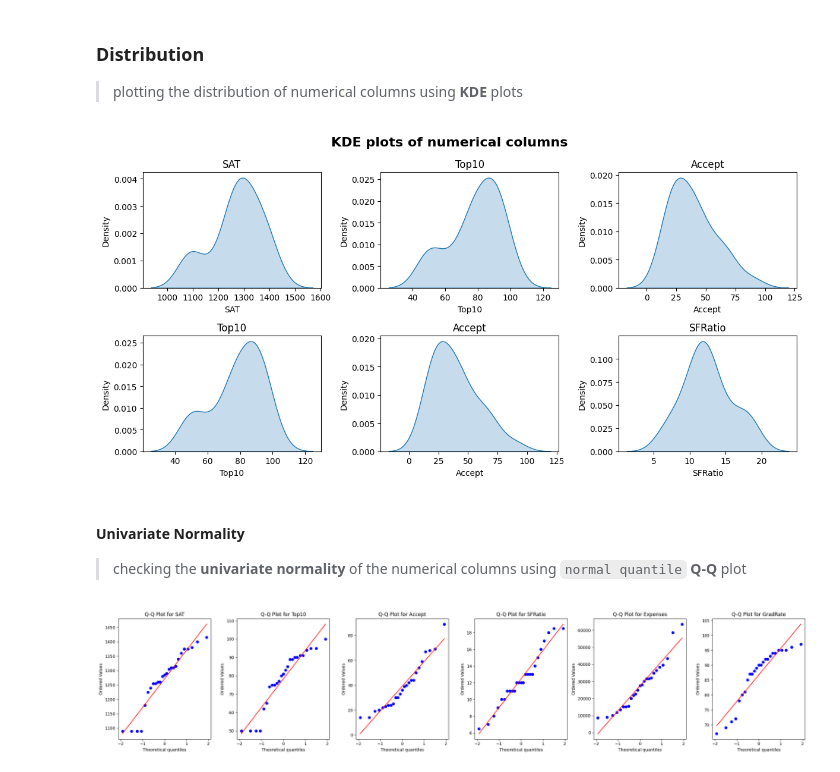
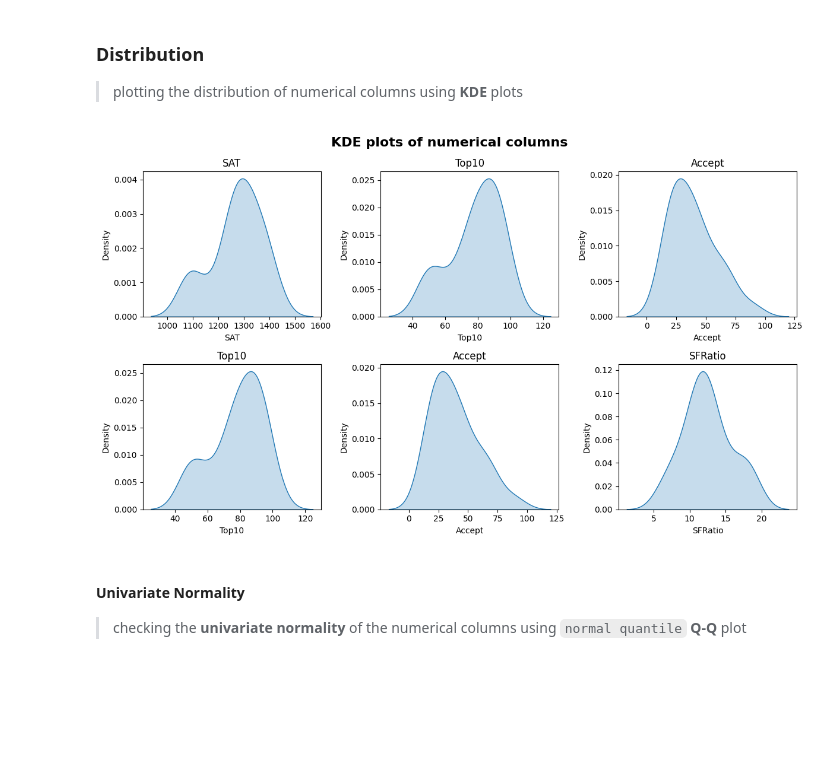
Before and after one commit to nirmit27/ds-and-ml, a Jupyter notebook: ML/KMeans_Cluster.ipynb, the cells around one changed output. Saved outputs shown, nothing was run; the diff lists cells and outputs as text; code cells hidden in the pictures; blank space fills up the shorter version.

```diff
--- a/ML/KMeans_Cluster.ipynb
+++ b/ML/KMeans_Cluster.ipynb
@@ -55,7 +67,7 @@ memory usage: 1.7+ KB
 # %% [markdown]
 #### Numerical features
 # %%
-df_num = df.select_dtypes(exclude="object")
+df_num = df.select_dtypes(exclude="object").astype('float')
 df_num.head()
 # %% [output]
 |  | SAT | Top10 | Accept | SFRatio | Expenses | GradRate |
@@ -155,31 +168,18 @@ df_cat.head()
 ### Distribution
 > plotting the distribution of numerical columns using **KDE** plots
 # %%
-fig, axs = plt.subplots(2, 3, figsize=(12, 6))
+fig, axs = plt.subplots(2, 3, figsize=(12, 7))
 fig.suptitle("KDE plots of numerical columns", fontweight='bold', fontsize=16)
 
 for i in range(2):
   for j in range(3):
     sns.kdeplot(df_num, x=df_num.columns[i + j], fill=True, ax=axs[i][j])
     axs[i][j].set_title(df_num.columns[i + j], fontsize=12)
 
 plt.tight_layout()
 plt.show()
 # %% [output]
-[figure, old version]
+[figure, new version]
 # %% [markdown]
 #### Univariate Normality
 > checking the **univariate normality** of the numerical columns using `normal quantile` **Q-Q** plot
-# %%
-num_cols = len(df_num.columns)
-
-fig, axs = plt.subplots(nrows=1, ncols=num_cols, figsize=(4 * num_cols, 5))
-
-for i, column in enumerate(df_num.columns):
-    stats.probplot(df_num[column], dist='norm', plot=axs[i])
-    axs[i].set_title(f'Q-Q Plot for {column}')
-
-plt.tight_layout()
-plt.show()
-# %% [output]
-[figure, removed]
```
Also changed, not shown: parts of 32 cells of this notebook.
